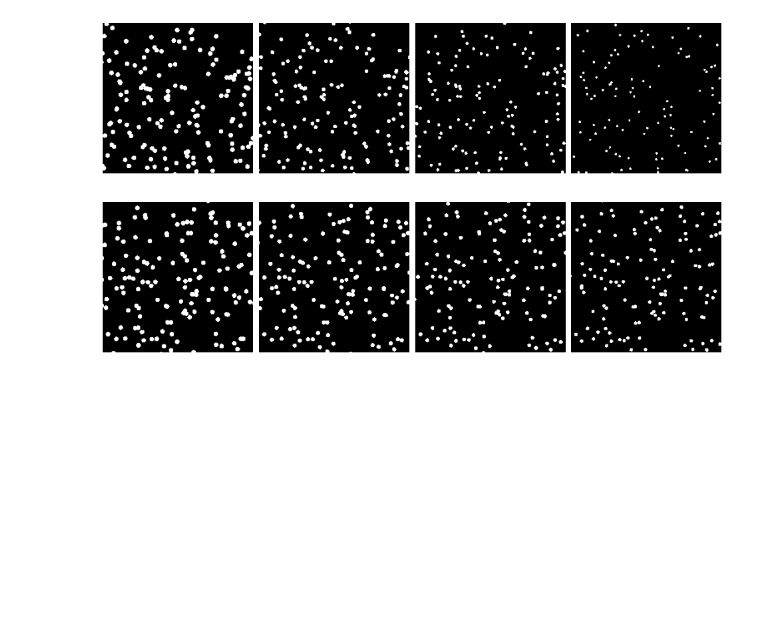
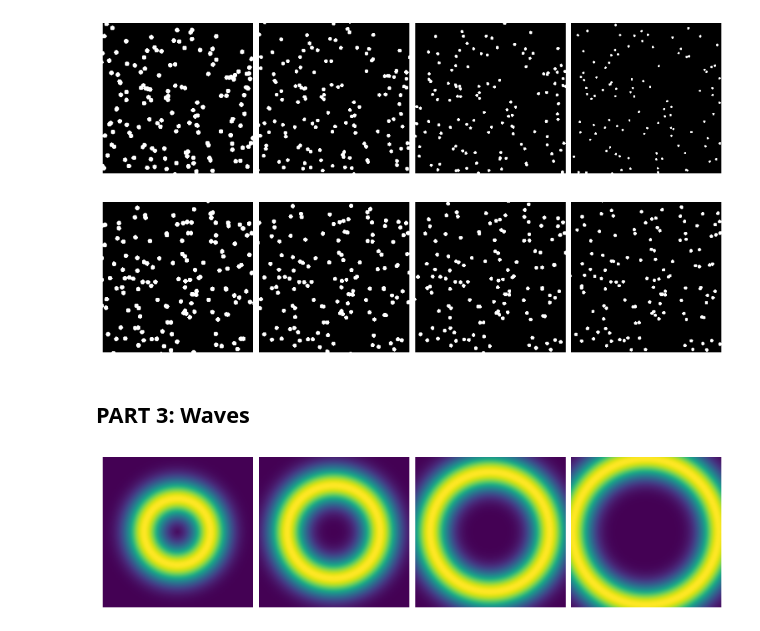
Before and after one commit to mirajiang/neuro-1401-final-project, a Jupyter notebook: project.ipynb, the cells around one changed output. Saved outputs shown, nothing was run; the diff lists cells and outputs as text; code cells hidden in the pictures; blank space fills up the shorter version.

```diff
--- a/project.ipynb
+++ b/project.ipynb
@@ -131,3 +131,40 @@ images = render(scene, camera, 256, 256, step=0.5)
 display(images)
 # %% [output]
 [figure]
+# %% [markdown]
+## PART 3: Waves
+# %%
+def make_coordinate_grid(grid_size):
+    coords = np.arange(grid_size)
+    return np.meshgrid(coords, coords, indexing="xy")
+
+def normalize_frame(frame):
+    frame = np.clip(frame, 0.0, None)
+    max_val = frame.max()
+    if max_val > 0:
+        frame = frame / max_val
+    return frame
+
+def expanding_ring_sequence(
+    grid_size=256,
+    n_frames=4
+):
+    xx, yy = make_coordinate_grid(grid_size)
+
+    center = (grid_size - 1) / 2
+    cx = center + np.random.uniform(-1.0, 1.0)
+    cy = center + np.random.uniform(-1.0, 1.0)
+
+    rr = np.hypot(xx - cx, yy - cy)
+    r0 = np.random.uniform(grid_size / 12, grid_size / 4)
+    dr = np.random.uniform(grid_size / 12, grid_size / 8)
+    width = np.random.uniform(grid_size / 12, grid_size / 10)
+
+    rt = r0 + dr * np.arange(n_frames)[:, None, None]
+    frames = np.exp(-((rr - rt) ** 2) / (2 * width**2))
+
+    return np.stack([normalize_frame(frame) for frame in frames], axis=0)
+# %%
+display(expanding_ring_sequence())
+# %% [output]
+[figure, added]
```
